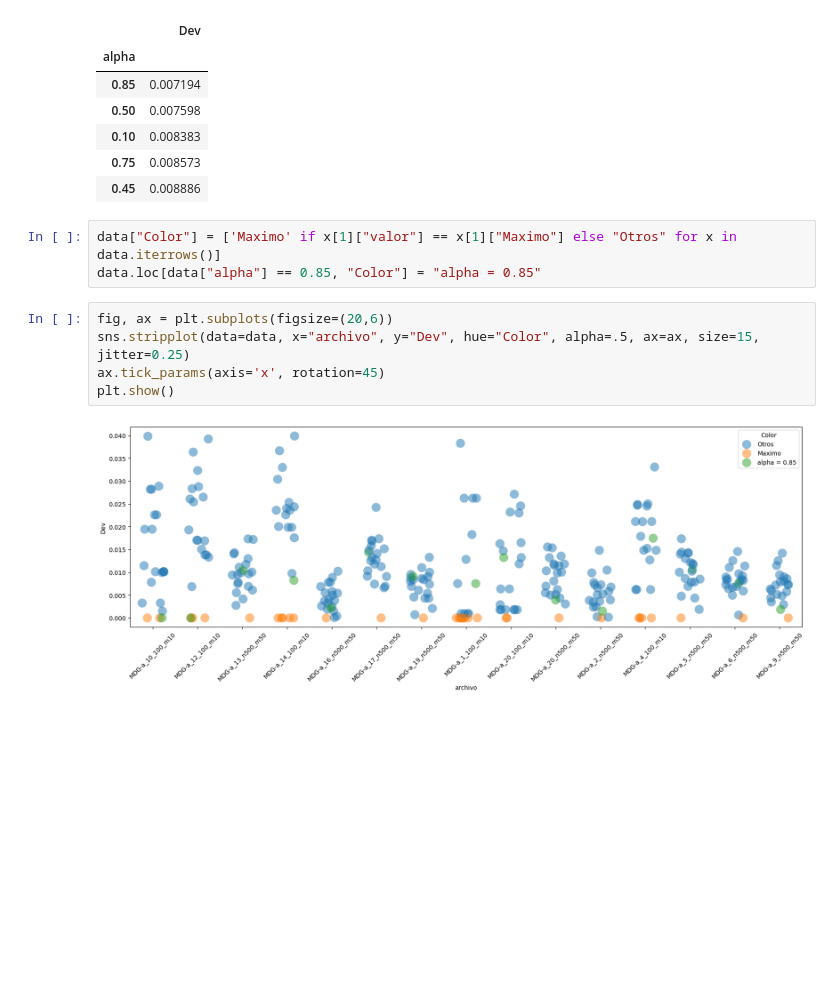
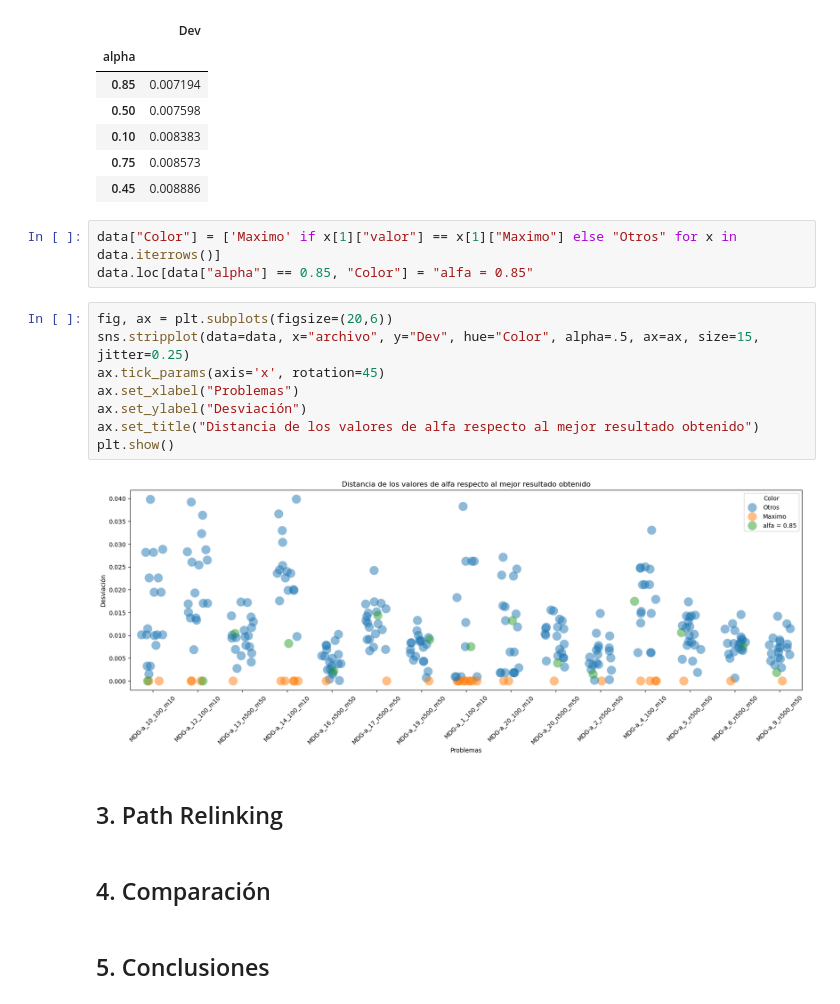
Before and after one commit to ensabai/Trabajo-Log-stica, a Jupyter notebook: notebook.ipynb, the cells around one changed output. Saved outputs shown, nothing was run; the diff lists cells and outputs as text; blank space fills up the shorter version.

```diff
--- a/notebook.ipynb
+++ b/notebook.ipynb
@@ -53,11 +53,20 @@ data.loc[:,["alpha","Dev"]].groupby("alpha").mean("Dev").sort_values("Dev").head
 | 0.45 | 0.008886 |
 # %%
 data["Color"] = ['Maximo' if x[1]["valor"] == x[1]["Maximo"] else "Otros" for x in data.iterrows()]
-data.loc[data["alpha"] == 0.85, "Color"] = "alpha = 0.85"
+data.loc[data["alpha"] == 0.85, "Color"] = "alfa = 0.85"
 # %%
 fig, ax = plt.subplots(figsize=(20,6))
 sns.stripplot(data=data, x="archivo", y="Dev", hue="Color", alpha=.5, ax=ax, size=15, jitter=0.25)
 ax.tick_params(axis='x', rotation=45)
+ax.set_xlabel("Problemas")
+ax.set_ylabel("Desviación")
+ax.set_title("Distancia de los valores de alfa respecto al mejor resultado obtenido")
 plt.show()
 # %% [output]
-[figure, old version]
+[figure, new version]
+# %% [markdown]
+## 3. Path Relinking
+# %% [markdown]
+## 4. Comparación
+# %% [markdown]
+## 5. Conclusiones
```
